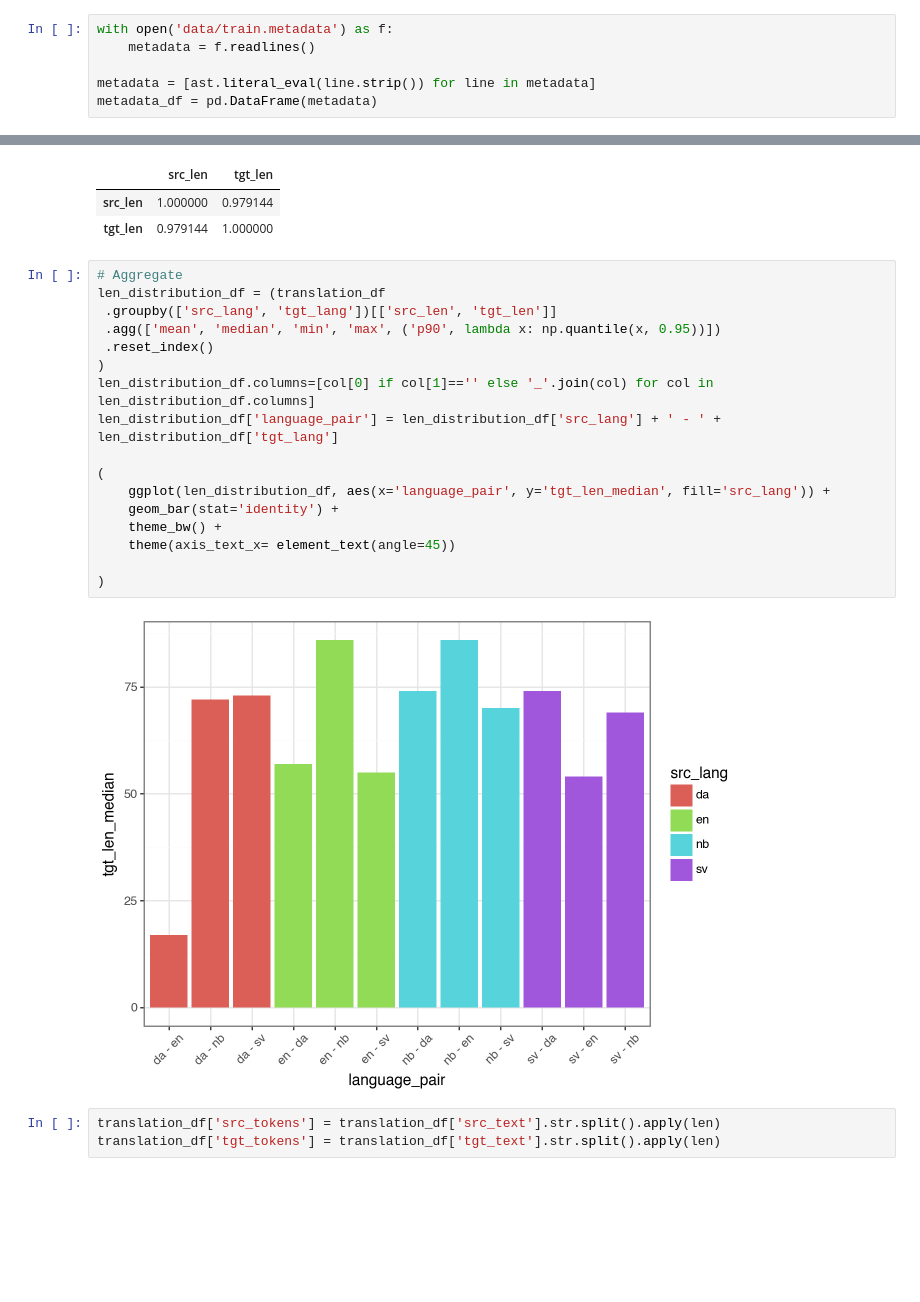
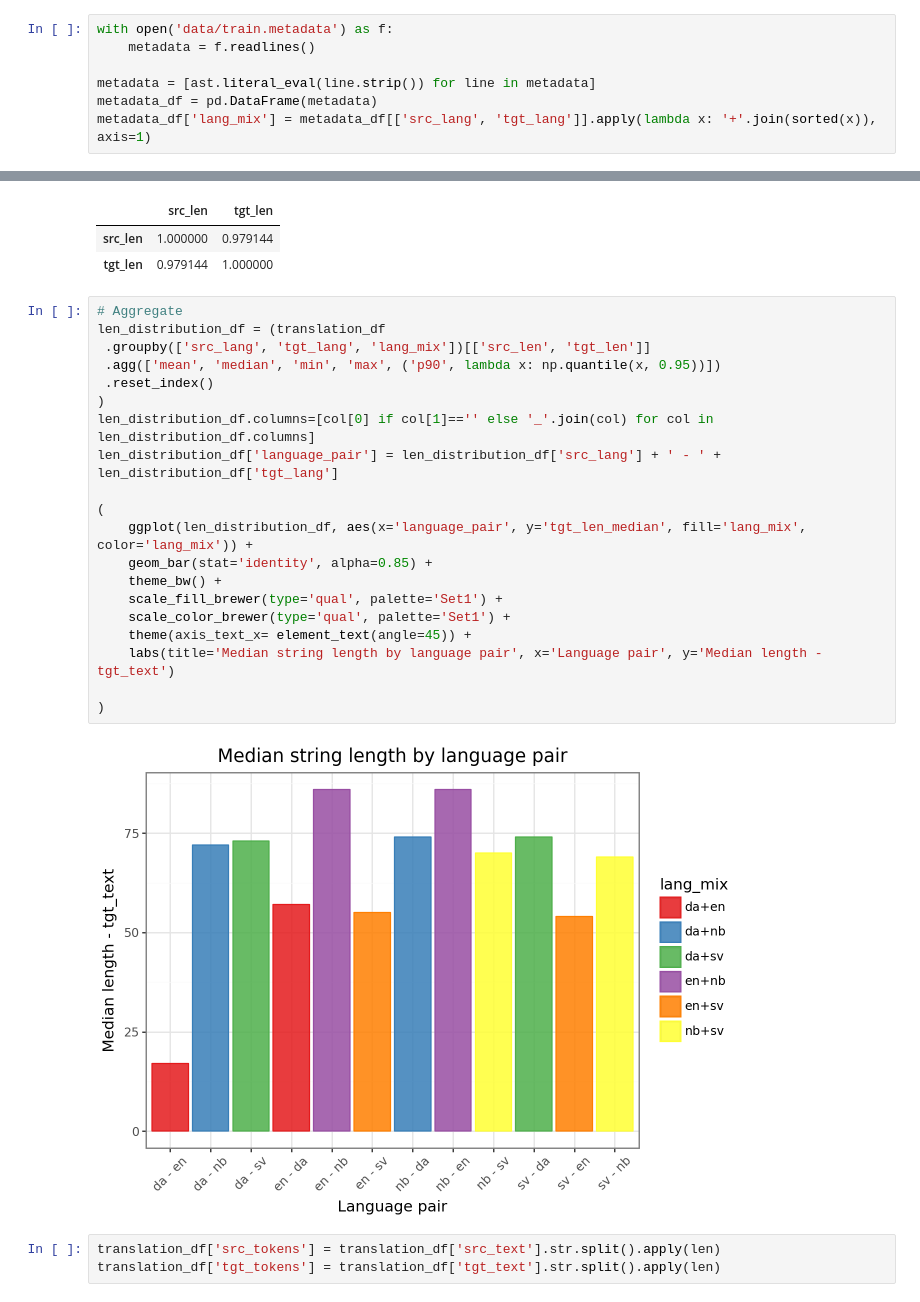
Before and after one commit to AdamNavarroLiriano/language-api, a Jupyter notebook: notebooks/1-EDA.ipynb, the cells around one changed output, grey strips where cells are left out. Drawn from its saved outputs; the diff is of its cells as text; blank space fills up the shorter version.

```diff
--- a/notebooks/1-EDA.ipynb
+++ b/notebooks/1-EDA.ipynb
@@ -22,6 +22,7 @@ with open('data/train.metadata') as f:
 
 metadata = [ast.literal_eval(line.strip()) for line in metadata]
 metadata_df = pd.DataFrame(metadata)
+metadata_df['lang_mix'] = metadata_df[['src_lang', 'tgt_lang']].apply(lambda x: '+'.join(sorted(x)), axis=1)
 # %% [markdown]
 ### Metadata sizes
 # %%
@@ -104,22 +95,25 @@ translation_df[['src_len', 'tgt_len']].corr()
 # %%
 # Aggregate
 len_distribution_df = (translation_df
- .groupby(['src_lang', 'tgt_lang'])[['src_len', 'tgt_len']]
+ .groupby(['src_lang', 'tgt_lang', 'lang_mix'])[['src_len', 'tgt_len']]
  .agg(['mean', 'median', 'min', 'max', ('p90', lambda x: np.quantile(x, 0.95))])
  .reset_index()
 )
 len_distribution_df.columns=[col[0] if col[1]=='' else '_'.join(col) for col in len_distribution_df.columns]
 len_distribution_df['language_pair'] = len_distribution_df['src_lang'] + ' - ' + len_distribution_df['tgt_lang']
 
 (
-    ggplot(len_distribution_df, aes(x='language_pair', y='tgt_len_median', fill='src_lang')) +
-    geom_bar(stat='identity') +
+    ggplot(len_distribution_df, aes(x='language_pair', y='tgt_len_median', fill='lang_mix', color='lang_mix')) +
+    geom_bar(stat='identity', alpha=0.85) +
     theme_bw() +
-    theme(axis_text_x= element_text(angle=45))
+    scale_fill_brewer(type='qual', palette='Set1') +
+    scale_color_brewer(type='qual', palette='Set1') +
+    theme(axis_text_x= element_text(angle=45)) +
+    labs(title='Median string length by language pair', x='Language pair', y='Median length - tgt_text')
 
 )
 # %% [output]
-[figure, old version]
+[figure, new version]
 # %%
 translation_df['src_tokens'] = translation_df['src_text'].str.split().apply(len)
 translation_df['tgt_tokens'] = translation_df['tgt_text'].str.split().apply(len)
```
Also changed, not shown: parts of 13 cells of this notebook.
